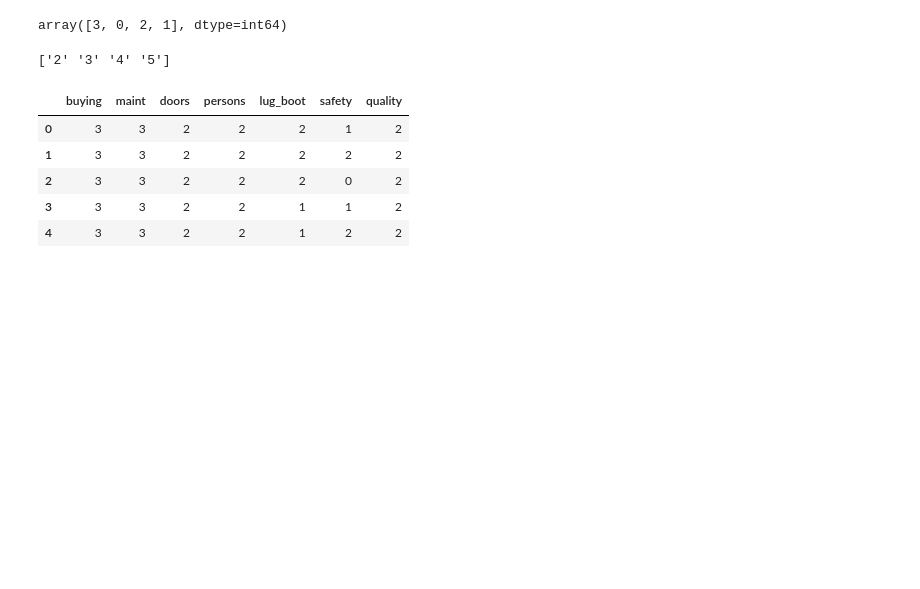
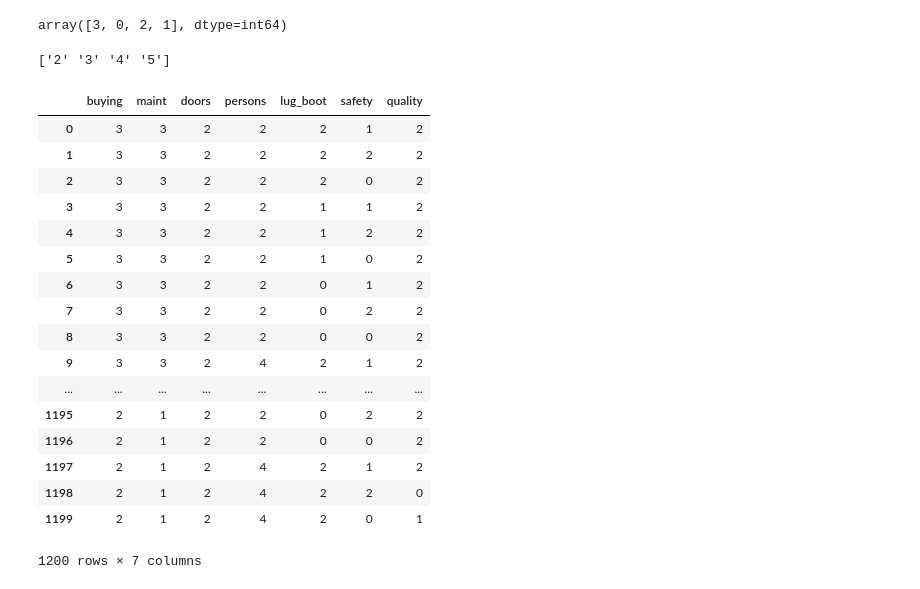
Before and after one commit to Mayank-MP05/Car-Quality-Full-Stack-ML-Project, a Jupyter notebook: Data Labeling and Export.ipynb, the cells around one changed output. Drawn from its saved outputs; the diff is of its cells as text; code cells hidden in the pictures; blank space fills up the shorter version.

```diff
--- a/Data Labeling and Export.ipynb
+++ b/Data Labeling and Export.ipynb
@@ -66,13 +76,25 @@ print(data.doors.unique())
 # %% [output]
 ['2' '3' '4' '5']
 # %%
-data.head()
+data.head(1200)
 # %% [output]
 |  | buying | maint | doors | persons | lug_boot | safety | quality |
 | 0 | 3 | 3 | 2 | 2 | 2 | 1 | 2 |
 | 1 | 3 | 3 | 2 | 2 | 2 | 2 | 2 |
 | 2 | 3 | 3 | 2 | 2 | 2 | 0 | 2 |
 | 3 | 3 | 3 | 2 | 2 | 1 | 1 | 2 |
 | 4 | 3 | 3 | 2 | 2 | 1 | 2 | 2 |
+| 5 | 3 | 3 | 2 | 2 | 1 | 0 | 2 |
+| 6 | 3 | 3 | 2 | 2 | 0 | 1 | 2 |
+| 7 | 3 | 3 | 2 | 2 | 0 | 2 | 2 |
+| 8 | 3 | 3 | 2 | 2 | 0 | 0 | 2 |
+| 9 | 3 | 3 | 2 | 4 | 2 | 1 | 2 |
+| ... | ... | ... | ... | ... | ... | ... | ... |
+| 1195 | 2 | 1 | 2 | 2 | 0 | 2 | 2 |
+| 1196 | 2 | 1 | 2 | 2 | 0 | 0 | 2 |
+| 1197 | 2 | 1 | 2 | 4 | 2 | 1 | 2 |
+| 1198 | 2 | 1 | 2 | 4 | 2 | 2 | 0 |
+| 1199 | 2 | 1 | 2 | 4 | 2 | 0 | 1 |
+1200 rows × 7 columns
 # %%
 data.to_csv('dataset/numericCars.csv')
```
Also changed, not shown: parts of 2 cells of this notebook, 1 other file.
